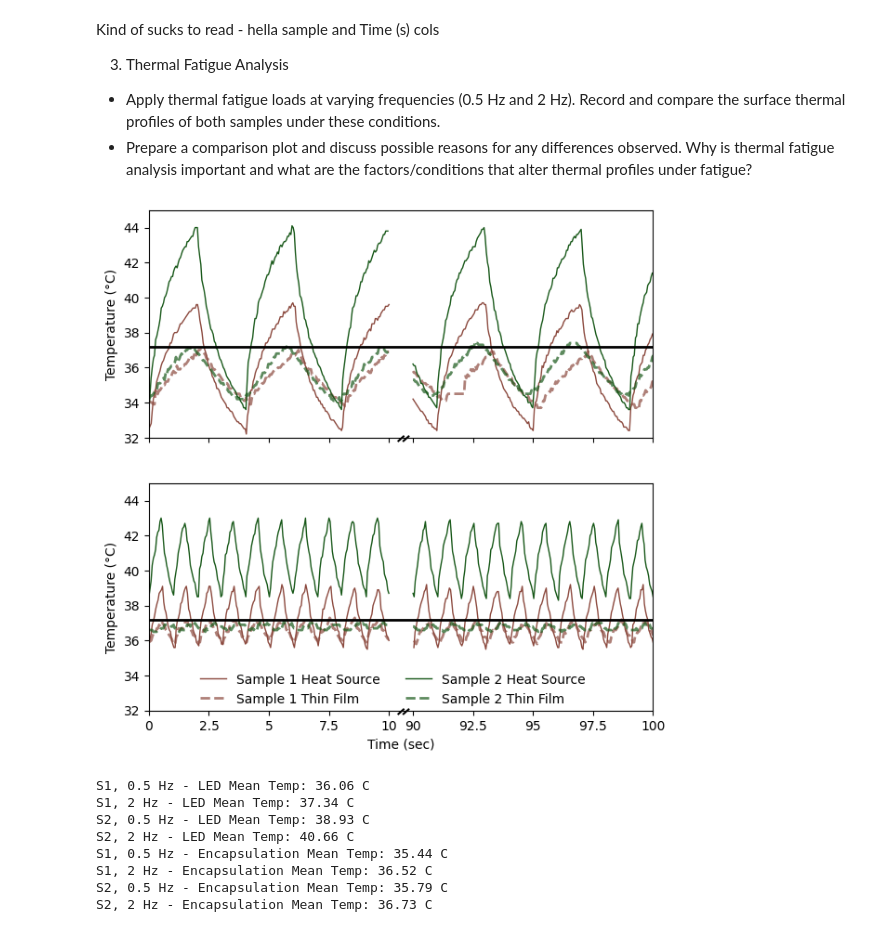
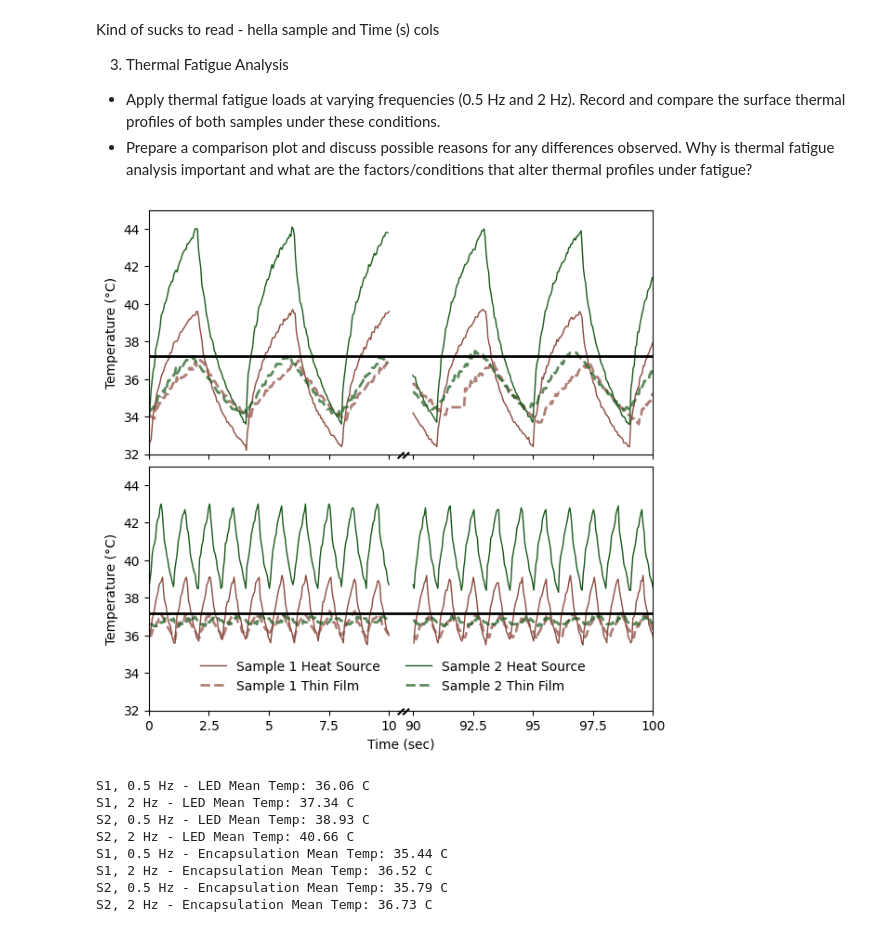
Before and after one commit to mohammadmundiwala/Flexible-Electronics, a Jupyter notebook: lab-2/data_analysis.ipynb, the cells around one changed output. Saved outputs shown, nothing was run; the diff lists cells and outputs as text; code cells hidden in the pictures.

```diff
--- a/lab-2/data_analysis.ipynb
+++ b/lab-2/data_analysis.ipynb
@@ -125,7 +125,8 @@ tf_s2_half_hz = pd.read_excel('data/Thermal Fatigue.xlsx', sheet_name='S2-0.5Hz'
 tf_s2_2_hz = pd.read_excel('data/Thermal Fatigue.xlsx', sheet_name='S2-2Hz')
 # %%
 def plot_thermal_fatigue_comparison():
-    fig, axes = plt.subplots(2, 1, figsize=(7, 7), sharex=True)
+    fig, axes = plt.subplots(2, 1, figsize=(7, 7), sharex=True,
+                             gridspec_kw={'hspace': 0.05})
 
     # Data sets
     datasets = {
@@ -160,35 +161,35 @@ def plot_thermal_fatigue_comparison():
 
             ax.plot(time_last, led_last, color=color, linewidth=1)
             ax.plot(time_last, encap_last, color=color, linewidth=2,
                    linestyle='--', alpha=0.7)
             ax.set_ylim(32, 45)
 
         ax.axhline(y=37.2, color='black', linestyle='-', alpha=1, linewidth=2)
         ax.set_ylabel('Temperature (°C)')
 
         d = .005  # how big to make the diagonal lines
         kwargs = dict(transform=ax.transAxes, color='black', clip_on=False)
         ax.plot((.5 - d, .5 + d), (-d*3, +d), **kwargs)
         ax.plot((.51 - d, .51 + d), (-d*3, +d), **kwargs)
 
 
 
     handles, labels = axes[0].get_legend_handles_labels()
     fig.legend(handles, labels, loc='lower center',
-               frameon=False, ncol=2, bbox_to_anchor=(0.5, 0.1))
+               frameon=False, ncol=2, bbox_to_anchor=(0.5, 0.12))
 
     axes[1].set_xlabel('Time (s)')
     axes[1].set_xlim(0, 21)
     axes[1].set_xticks([0, 2.5, 5, 7.5, 10, 11, 13.5, 16, 18.5, 21])
     axes[1].set_xticklabels(['0', '2.5', '5', '7.5', '10', '90', '92.5', '95', '97.5', '100'])
     axes[1].set_xlabel('Time (sec)')
 
     return fig
 
 figure = plot_thermal_fatigue_comparison()
 figure.savefig('figs/thermal_fatigue_loading.pdf', dpi=300, bbox_inches='tight')
 # %% [output]
-[figure, old version]
+[figure, new version]
 # %%
 # mean temperatures
 print(f"S1, 0.5 Hz - LED Mean Temp: {np.mean(tf_s1_half_hz['Bare LED Temperatre (C)']):.2f} C")
```
Also changed, not shown: 1 other file.
